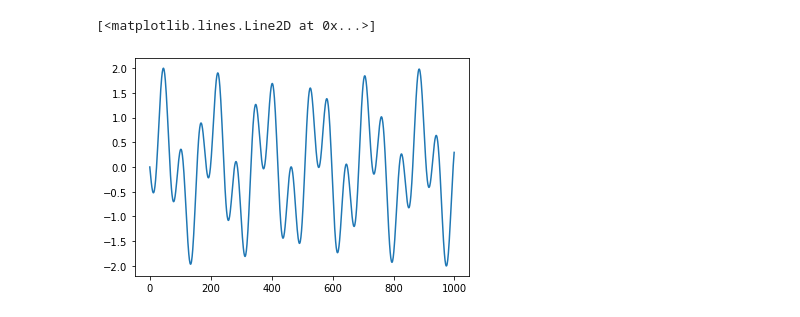
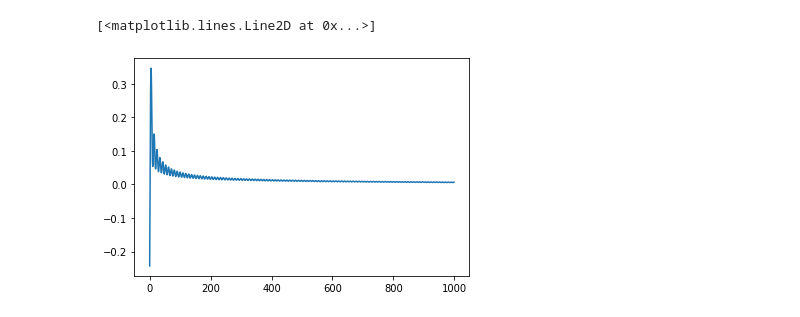
Before and after one commit to 0xDBFB7/covidinator, a Jupyter notebook: documents/pseudo_soliton.ipynb, the cells around one changed output. Cells and saved outputs as stored; diff of their text form; code cells hidden in the pictures.

```diff
--- a/documents/pseudo_soliton.ipynb
+++ b/documents/pseudo_soliton.ipynb
@@ -9,29 +9,34 @@ import h5py
 from scipy.constants import epsilon_0, mu_0
 import scipy.constants
 # %%
-# N = 10000
+N = 10000
 # sp = 0.01e9
-f = np.array([5e9, 10e9])
-# f = np.array(np.linspace(9e9-sp, 9e9+sp, N))
+# f = np.array([5e9, 10e9])
+
+f = np.array(np.linspace(1e9, 100e9, N))
 # phase = np.array([pi]*(N//2) + [0]*(N//2))
 
 dispersion = 10/1e9
 
 penetration_depth = 0.0046
 
 k_tissue = 2 * pi * f * np.sqrt(epsilon_0 * f * dispersion * mu_0)
 
 
-x = np.linspace(0, 0.05, 1000)
+x = np.linspace(0, 0.01, 1000)
 
-E = (np.sin(k_tissue[0] * x))
+dist = 0.005
+
+E = (np.sin(k_tissue[0] * x - dist*k_tissue[0]))
 for i in range(1, len(f)):
-    E += (np.sin(k_tissue[i] * x + phase[i]))
+    E += (np.sin(k_tissue[i] * x - dist*k_tissue[0]))
 
-# Em = E * np.exp(-x/penetration_depth)
+E /= np.linalg.norm(E)
+
+Em = E * np.exp(-x/penetration_depth)
 
 plt.plot(E)
 # plt.plot(Em)
 # %% [output]
 [<matplotlib.lines.Line2D at 0x...>]
-[figure, old version]
+[figure, new version]
```
Also changed, not shown: 14 other files.
